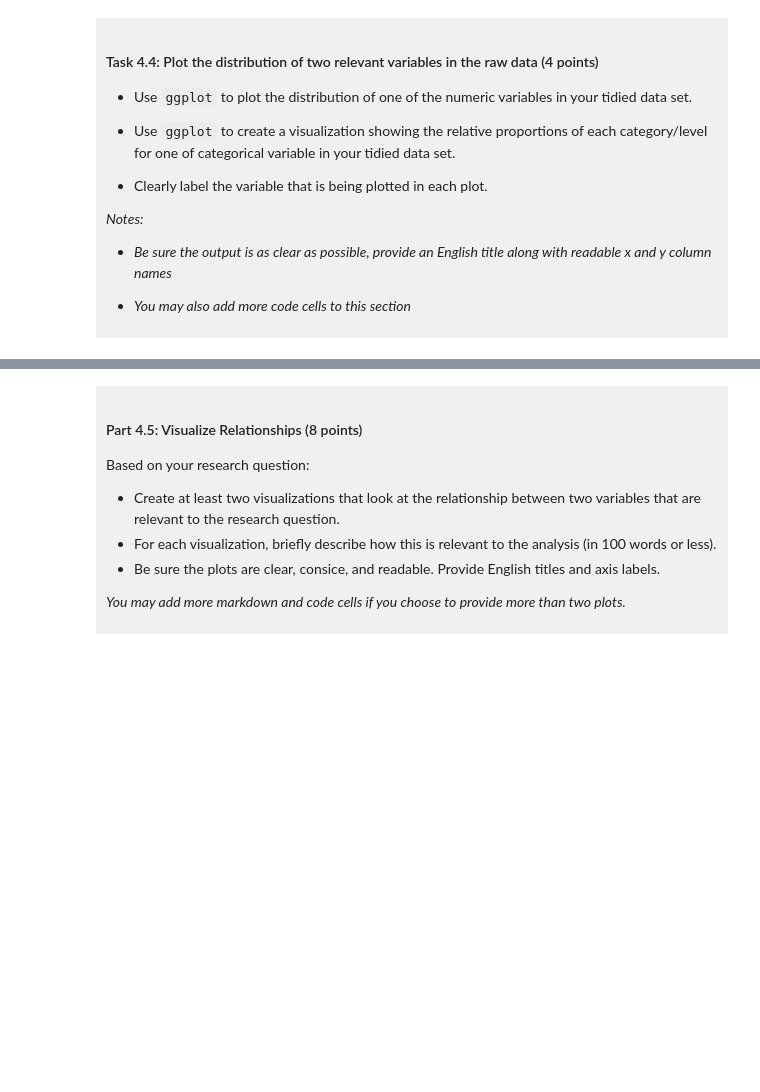
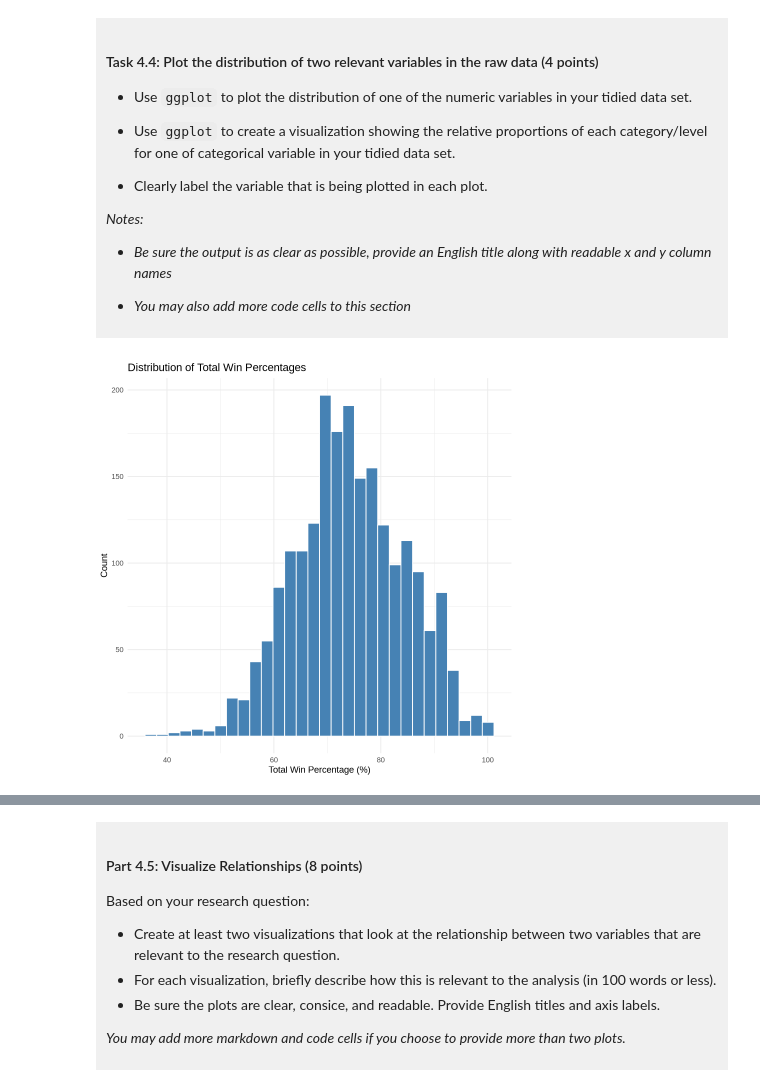
Before and after one commit to musli-max/dsci-100-project-muslima-akhatkulova, a Jupyter notebook: dsci-100-project-notebook.ipynb, the cells around one changed output, grey strips where cells are left out. Cells and saved outputs as stored; diff of their text form; code cells hidden in the pictures; blank space fills up the shorter version.

```diff
--- a/dsci-100-project-notebook.ipynb
+++ b/dsci-100-project-notebook.ipynb
@@ -309,5 +332,14 @@ You will refine your research question (if needed) and produce a tidy data set.
 
 </div>
 # %%
-### EDIT THIS CODE CELL FOR PLOT 1 ###
+ggplot(tidy_womens_data, aes(x = total_wins_pct)) +
+  geom_histogram(bins = 30, fill = "steelblue", color = "white") +
+  labs(
+    title = "Distribution of Total Win Percentages",
+    x = "Total Win Percentage (%)",
+    y = "Count"
+  ) +
+  theme_minimal()
+# %% [output]
+[figure, added]
 # %%
```
Also changed, not shown: parts of 9 cells of this notebook.
